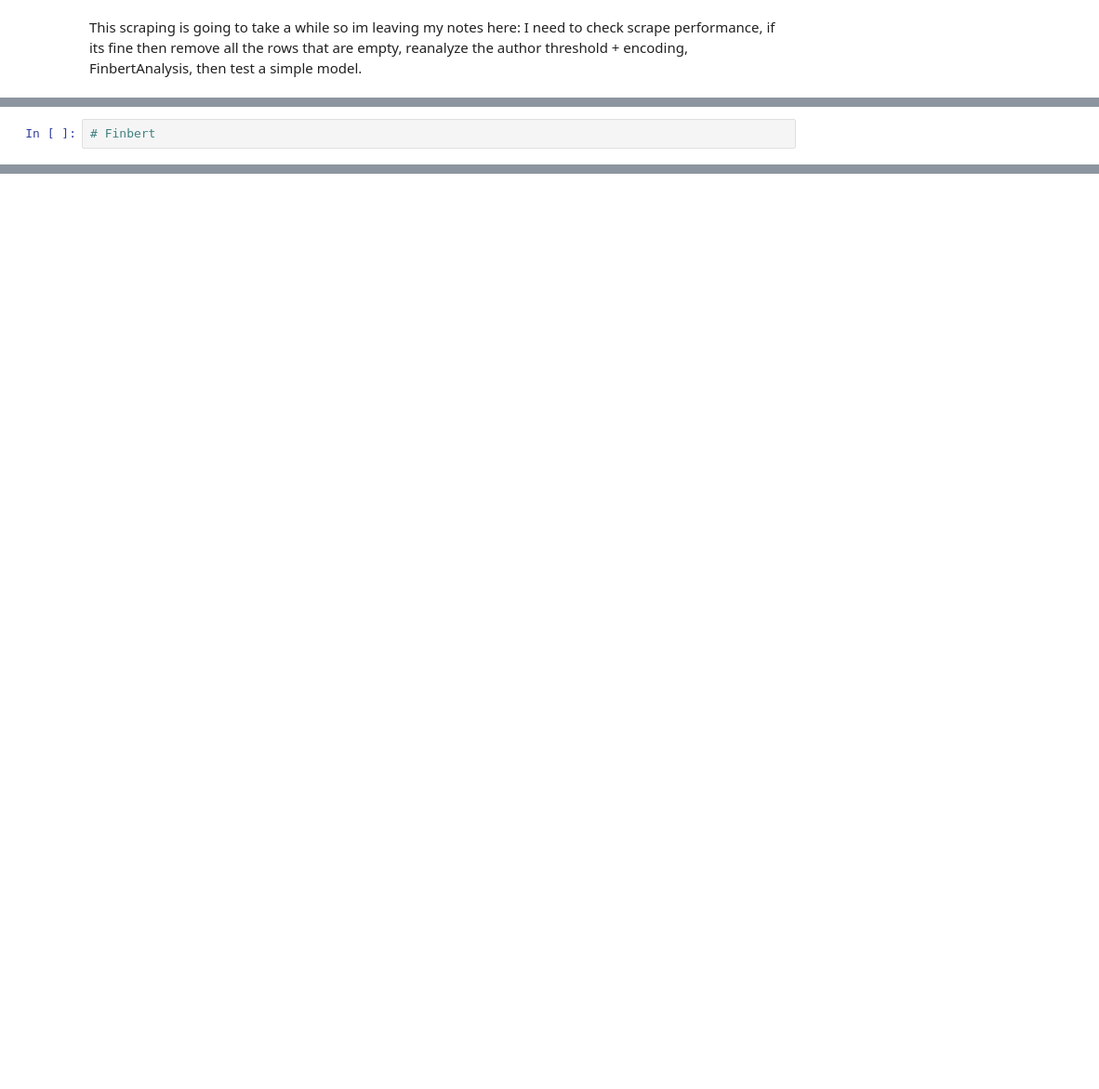
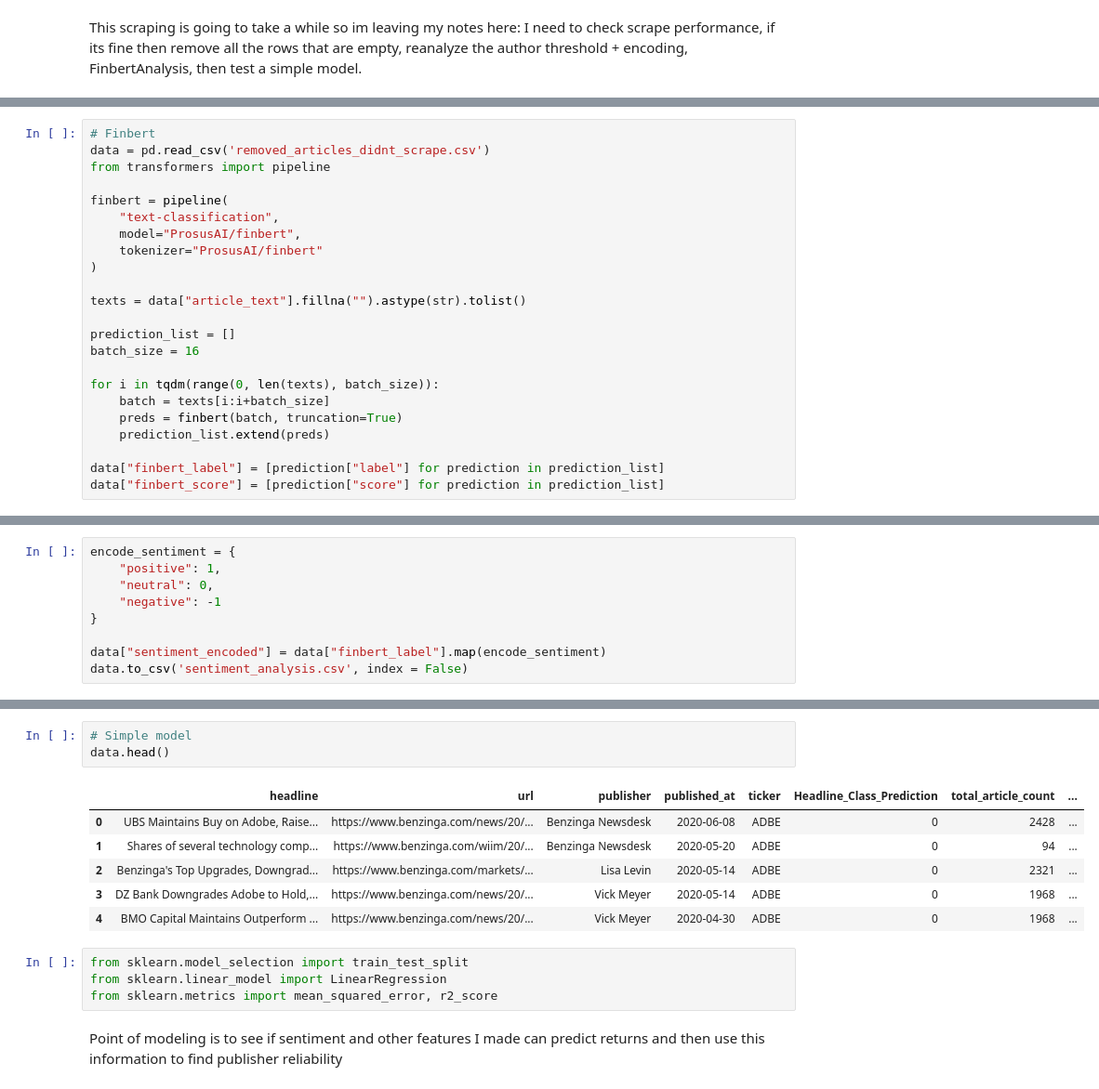
Before and after one commit to AJDodds3/CAP5771_andrew.dodds, a Jupyter notebook: raw_work/data_modeling.ipynb, the cells around one changed output, grey strips where cells are left out. Shown at 93% size. Drawn from its saved outputs; the diff is of its cells as text; blank space fills up the shorter version.

Commit message:
feat: finished modeling part 1

```diff
--- a/raw_work/data_modeling.ipynb
+++ b/raw_work/data_modeling.ipynb
@@ -149,2 +259,23 @@ data.tail()
 # %%
 # Finbert
+data = pd.read_csv('removed_articles_didnt_scrape.csv')
+from transformers import pipeline
+
+finbert = pipeline(
+    "text-classification",
+    model="ProsusAI/finbert",
+    tokenizer="ProsusAI/finbert"
+)
+
+texts = data["article_text"].fillna("").astype(str).tolist()
+
+prediction_list = []
+batch_size = 16
+
+for i in tqdm(range(0, len(texts), batch_size)):
+    batch = texts[i:i+batch_size]
+    preds = finbert(batch, truncation=True)
+    prediction_list.extend(preds)
+
+data["finbert_label"] = [prediction["label"] for prediction in prediction_list]
+data["finbert_score"] = [prediction["score"] for prediction in prediction_list]
@@ -150,0 +290,9 @@ data.tail()
+# %%
+encode_sentiment = {
+    "positive": 1,
+    "neutral": 0,
+    "negative": -1
+}
+
+data["sentiment_encoded"] = data["finbert_label"].map(encode_sentiment)
+data.to_csv('sentiment_analysis.csv', index = False)
@@ -150,0 +314,16 @@ data.tail()
+# %%
+# Simple model
+data.head()
+# %% [output]
+|  | headline | url | publisher | published_at | ticker | Headline_Class_Prediction | total_article_count | ... |
+| 0 | UBS Maintains Buy on Adobe, Raise... | https://www.benzinga.com/news/20/... | Benzinga Newsdesk | 2020-06-08 | ADBE | 0 | 2428 | ... |
+| 1 | Shares of several technology comp... | https://www.benzinga.com/wiim/20/... | Benzinga Newsdesk | 2020-05-20 | ADBE | 0 | 94 | ... |
+| 2 | Benzinga's Top Upgrades, Downgrad... | https://www.benzinga.com/markets/... | Lisa Levin | 2020-05-14 | ADBE | 0 | 2321 | ... |
+| 3 | DZ Bank Downgrades Adobe to Hold,... | https://www.benzinga.com/news/20/... | Vick Meyer | 2020-05-14 | ADBE | 0 | 1968 | ... |
+| 4 | BMO Capital Maintains Outperform ... | https://www.benzinga.com/news/20/... | Vick Meyer | 2020-04-30 | ADBE | 0 | 1968 | ... |
+# %%
+from sklearn.model_selection import train_test_split
+from sklearn.linear_model import LinearRegression
+from sklearn.metrics import mean_squared_error, r2_score
+# %% [markdown]
+Point of modeling is to see if sentiment and other features I made can predict returns and then use this information to find publisher reliability
```
Also changed, not shown: parts of 23 cells of this notebook, 5 other files.
